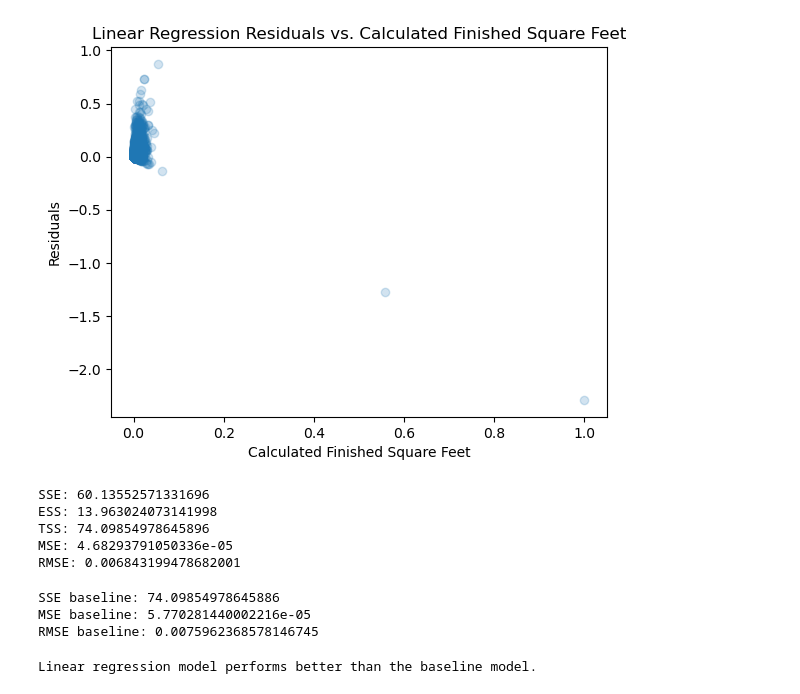
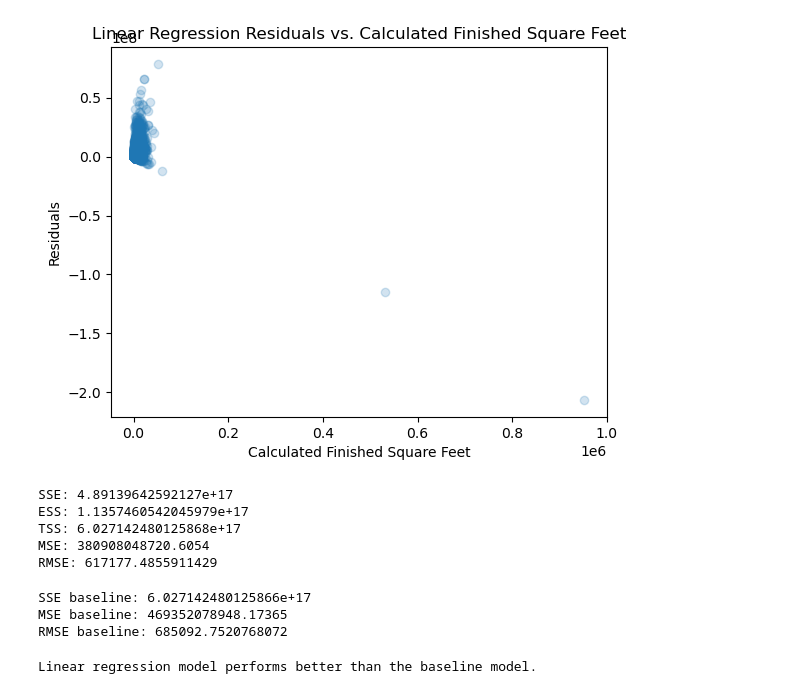
Before and after one commit to JoeyGideon/regression-exercises, a Jupyter notebook: evaluate.ipynb, the cells around one changed output. Cells and saved outputs as stored; diff of their text form; code cells hidden in the pictures.

```diff
--- a/evaluate.ipynb
+++ b/evaluate.ipynb
@@ -27,29 +25,29 @@ scaled_train = wrangle.min_max_scaler(train)
 # %%
-# Fit a linear regression model (ordinary least squares) and compute that,
+# Fit a linear regression model (ordinary least squares) and compute yhat,
 # predictions of taxvaluedollarcnt using only calculatedfinishedsqft.
 
 # Prepare the input feature and target variable
-X_train = scaled_train[['calculatedfinishedsquarefeet']]
-y_train = scaled_train['taxvaluedollarcnt']
+X_train = train[['calculatedfinishedsquarefeet']]
+y_train = train['taxvaluedollarcnt']
 
 # Fit the linear regression model
 model = LinearRegression()
 model.fit(X_train, y_train)
 
 # Make predictions on the training set
 y_pred_train = model.predict(X_train)
 
 # Calculate the residuals
 residuals_train = y_train - y_pred_train
 
 # Visualize the residuals
 plt.scatter(X_train['calculatedfinishedsquarefeet'], residuals_train, alpha=0.2)
 plt.xlabel('Calculated Finished Square Feet')
 plt.ylabel('Residuals')
 plt.title('Linear Regression Residuals vs. Calculated Finished Square Feet')
 plt.show()
 # %% [output]
-[figure, old version]
+[figure, new version]
 # %%
 # Calculate the sum of squared errors,
 # explained sum of squares, total sum of squares, mean squared error, and root mean squared error for your model.
@@ -70,11 +68,11 @@ print('TSS:', TSS)
 print('MSE:', MSE)
 print('RMSE:', RMSE)
 # %% [output]
-SSE: 60.13552571331696
-ESS: 13.963024073141998
-TSS: 74.09854978645896
-MSE: 4.68293791050336e-05
-RMSE: 0.006843199478682001
+SSE: 4.89139642592127e+17
+ESS: 1.1357460542045979e+17
+TSS: 6.027142480125868e+17
+MSE: 380908048720.6054
+RMSE: 617177.4855911429
 # %%
 # Calculate the sum of squared errors, mean squared error, and root mean squared error
 # for the baseline model (i.e. a model that always predicts the average taxvaluedollarcnt amount).
@@ -95,9 +93,9 @@ print('SSE baseline:', SSE_baseline)
 print('MSE baseline:', MSE_baseline)
 print('RMSE baseline:', RMSE_baseline)
 # %% [output]
-SSE baseline: 74.09854978645886
-MSE baseline: 5.770281440002216e-05
-RMSE baseline: 0.0075962368578146745
+SSE baseline: 6.027142480125866e+17
+MSE baseline: 469352078948.17365
+RMSE baseline: 685092.7520768072
 # %%
 # Write python code that compares the sum of squared errors for your model against the sum of
 # squared errors for the baseline model and outputs whether or not your model performs better
```
Also changed, not shown: parts of 5 cells of this notebook.
